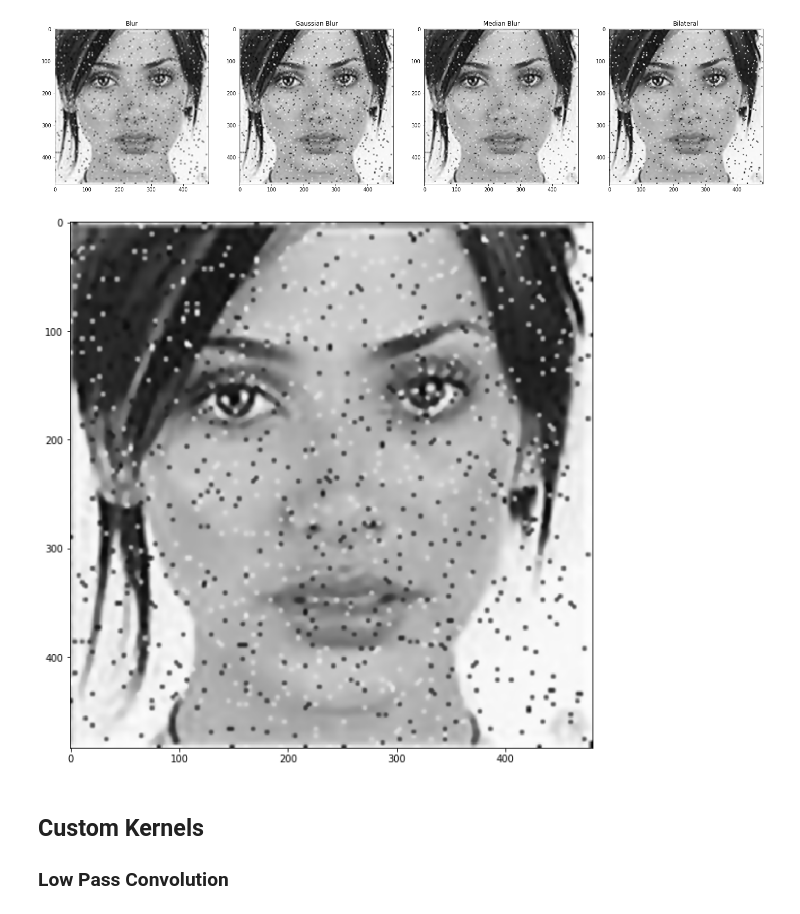
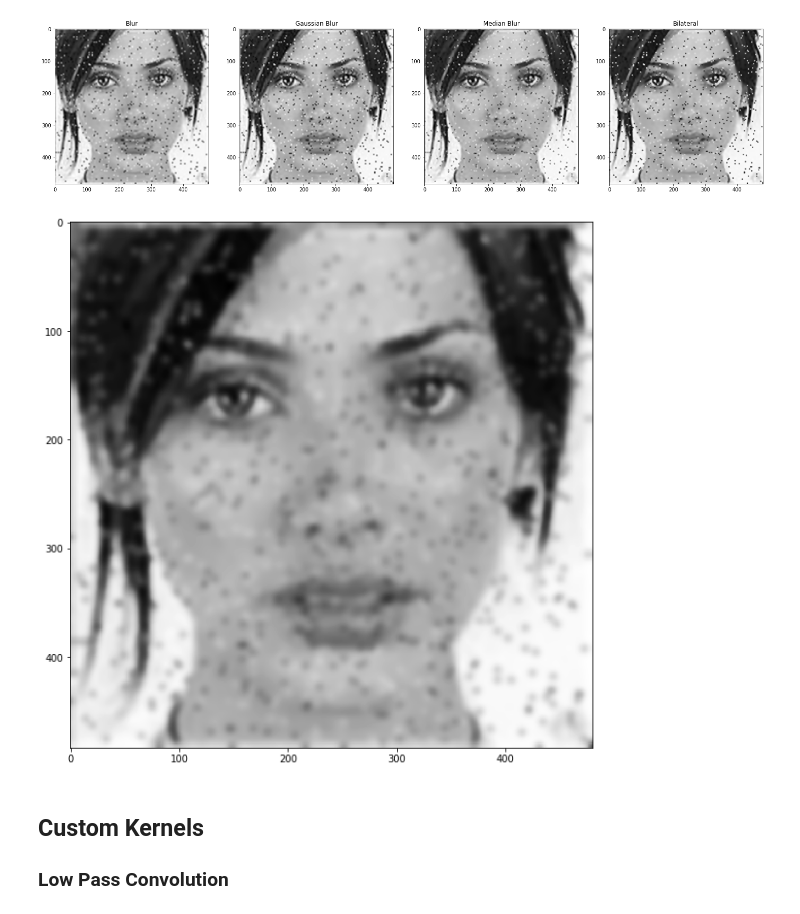
Before and after one commit to carvalheirafc/deep_learning_stuff, a Jupyter notebook: img_process/task4/question2.ipynb, the cells around one changed output. Saved outputs shown, nothing was run; the diff lists cells and outputs as text; code cells hidden in the pictures.

```diff
--- a/img_process/task4/question2.ipynb
+++ b/img_process/task4/question2.ipynb
@@ -39,16 +39,16 @@ ax_4 = plt.title('Bilateral')
 # %% [output]
 [figure]
 # %%
-p_img = cv2.blur(img,(5,5))
-p_img = cv2.GaussianBlur(img,(5,5),0)
-p_img = cv2.medianBlur(img,5)
-p_img = cv2.bilateralFilter(img,9,75,75)
+p_img = cv2.blur(p_img,(5,5))
+p_img = cv2.GaussianBlur(p_img,(5,5),0)
+p_img = cv2.medianBlur(p_img,5)
+p_img = cv2.bilateralFilter(p_img,9,75,75)
 # %%
 f = plt.figure(figsize=(10, 10))
 ax = f.add_subplot(111)
-ax = plt.imshow(p_img)
+ax = plt.imshow(p_img, cmap = 'gray')
 # %% [output]
-[figure, old version]
+[figure, new version]
 # %% [markdown]
 ## Custom Kernels
 
```
Also changed, not shown: parts of 1 cell of this notebook.
